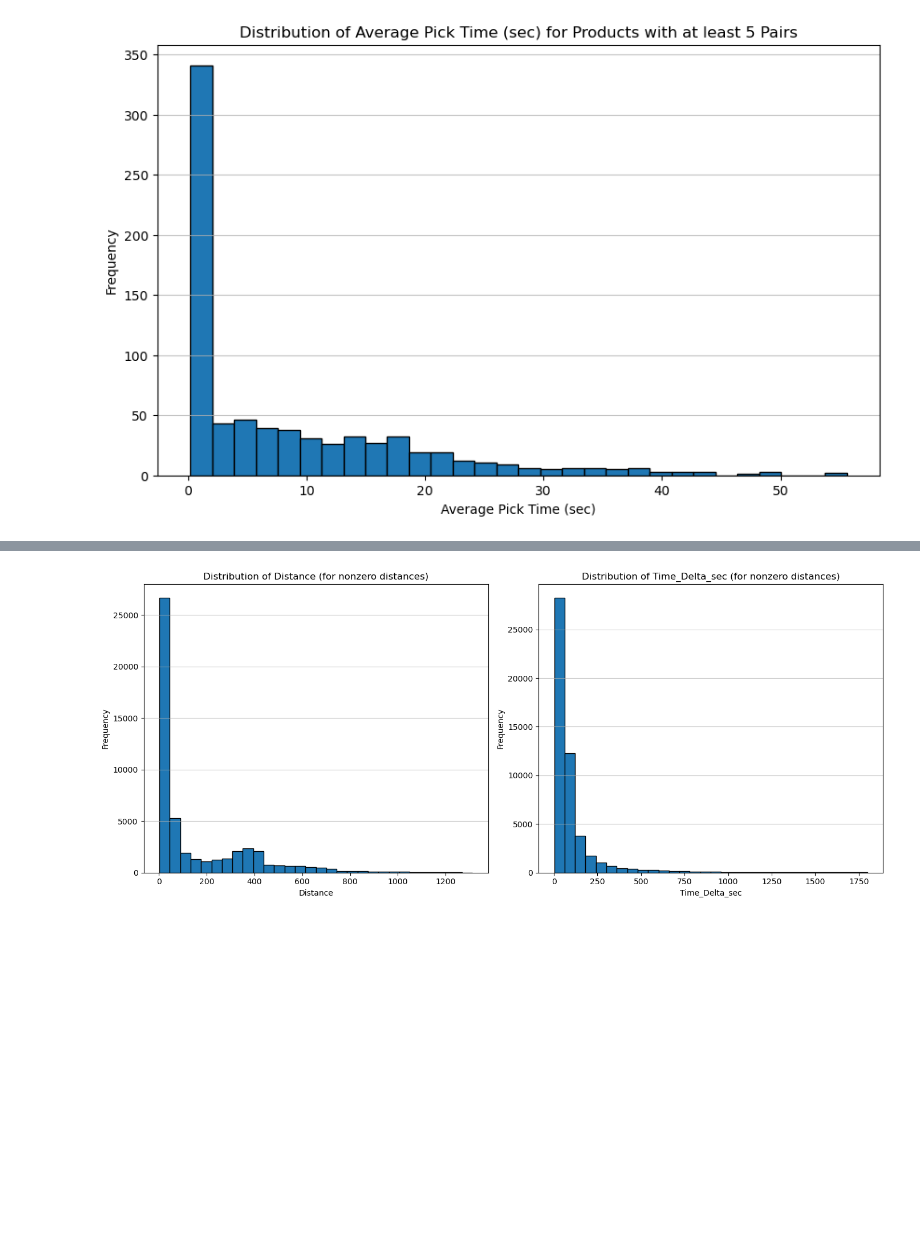
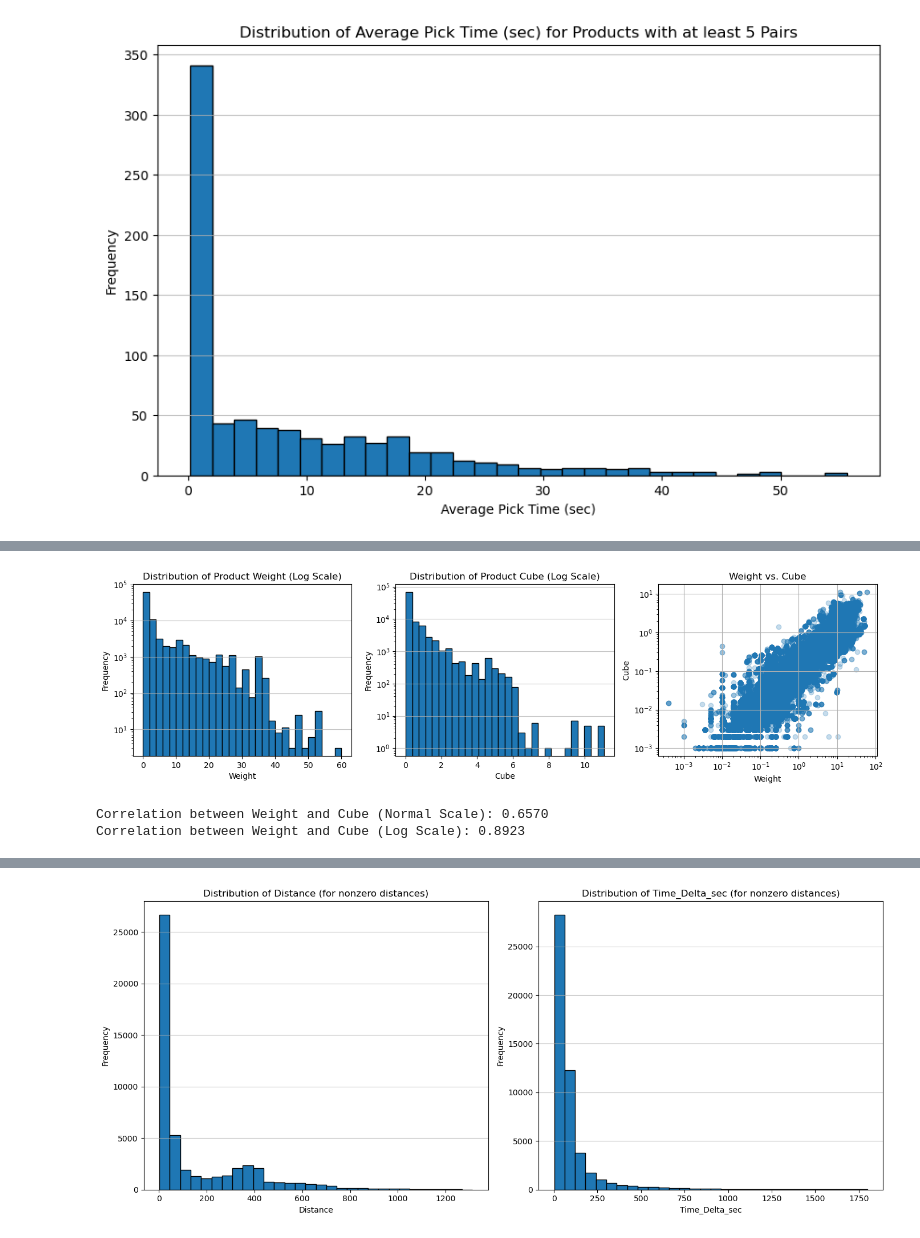
Before and after one commit to JiashenWangg/Lucas_Systems_Capstone_Project, a Jupyter notebook: EDA_Jiashen/eda_week5.ipynb, the cells around one changed output, grey strips where cells are left out. Drawn from its saved outputs; the diff is of its cells as text; code cells hidden in the pictures; blank space fills up the shorter version.

```diff
--- a/EDA_Jiashen/eda_week5.ipynb
+++ b/EDA_Jiashen/eda_week5.ipynb
@@ -83,0 +96,38 @@ plt.show()
+# %%
+# Same plots oas in the rpevious chunk, but all on log scale
+plt.figure(figsize=(14, 4))
+plt.subplot(1, 3, 1)
+plt.hist(filtered_OE_joined["Weight"].dropna(), bins=30, edgecolor="k")
+plt.title("Distribution of Product Weight (Log Scale)")
+plt.xlabel("Weight")
+plt.ylabel("Frequency")
+plt.yscale("log")
+plt.grid(axis="y", alpha=0.75)
+plt.subplot(1, 3, 2)
+plt.hist(filtered_OE_joined["Cube"].dropna(), bins=30, edgecolor="k")
+plt.title("Distribution of Product Cube (Log Scale)")
+plt.xlabel("Cube")
+plt.ylabel("Frequency")
+plt.yscale("log")
+plt.grid(axis="y", alpha=0.75)
+plt.subplot(1, 3, 3)
+plt.scatter(filtered_OE_joined["Weight"], filtered_OE_joined["Cube"], alpha=0.25)
+plt.title("Weight vs. Cube")
+plt.xlabel("Weight")
+plt.ylabel("Cube")
+plt.xscale("log")
+plt.yscale("log")
+plt.grid()
+plt.tight_layout()
+plt.show()
+# %% [output]
+[figure, added]
+# %%
+# Compute correlation between weight and cube in filtered_OE_joined, normal scale and on log scale
+correlation_normal = filtered_OE_joined[["Weight", "Cube"]].corr().loc["Weight", "Cube"]
+correlation_log = np.log(filtered_OE_joined[["Weight", "Cube"]]).corr().loc["Weight", "Cube"]
+print(f"Correlation between Weight and Cube (Normal Scale): {correlation_normal:.4f}")
+print(f"Correlation between Weight and Cube (Log Scale): {correlation_log:.4f}")
+# %% [output]
+Correlation between Weight and Cube (Normal Scale): 0.6570
+Correlation between Weight and Cube (Log Scale): 0.8923
```
Also changed, not shown: parts of 6 cells of this notebook, 2 other files.
